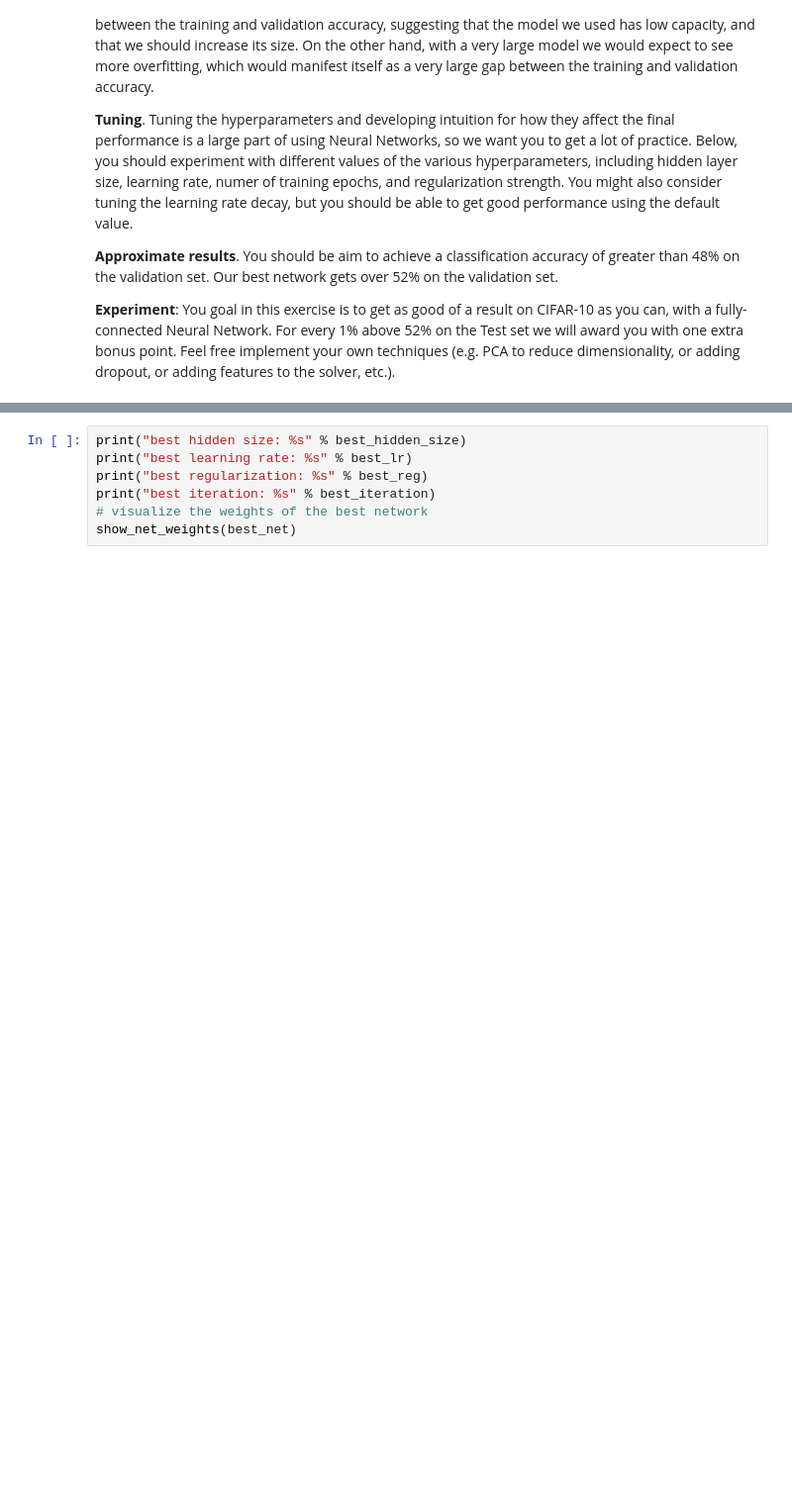
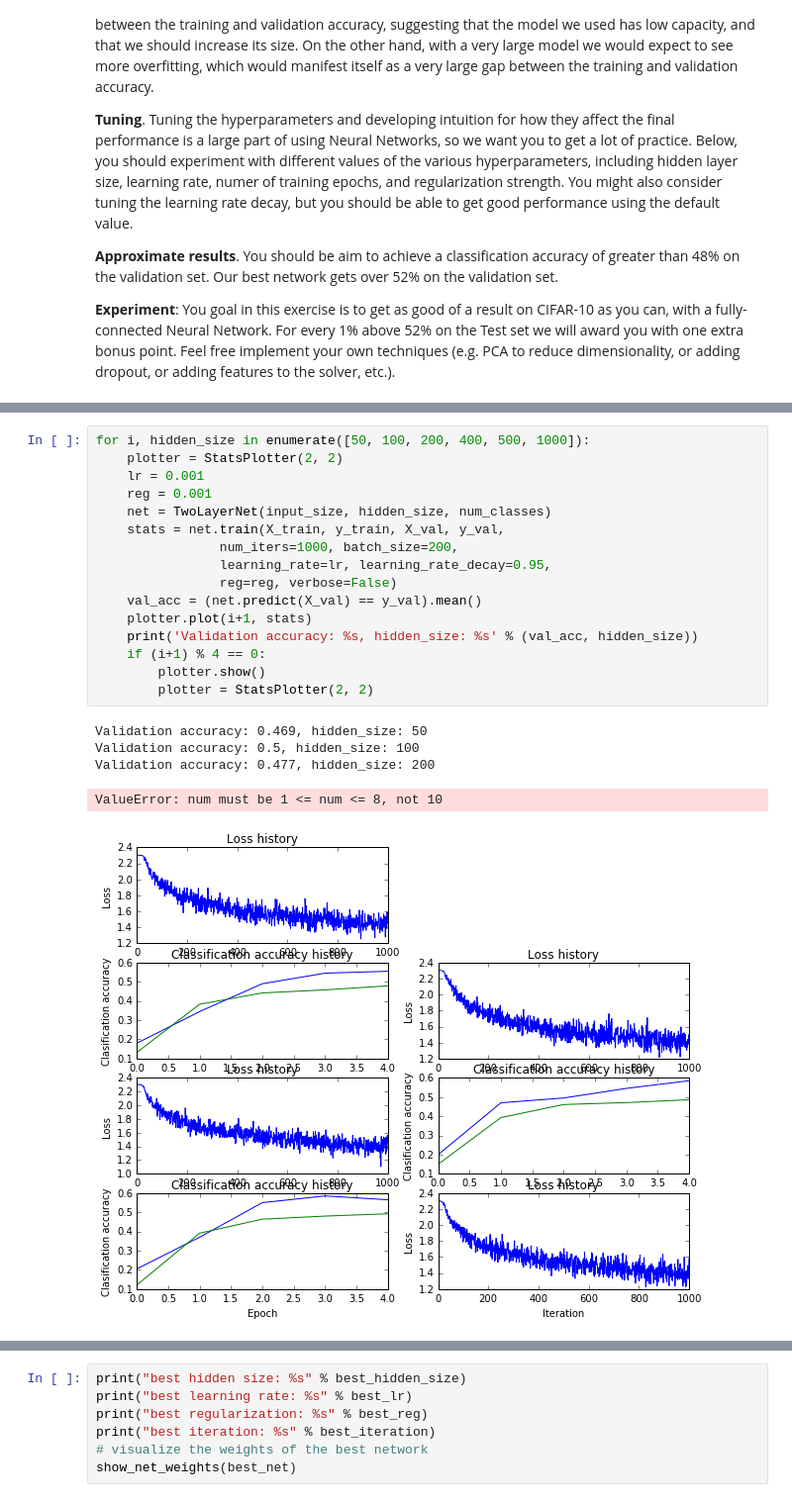
Before and after one commit to tongda/cs231n_2016_homework, a Jupyter notebook: assignment1/two_layer_net.ipynb, the cells around one changed output, grey strips where cells are left out. Shown at 99% size. Drawn from its saved outputs; the diff is of its cells as text; blank space fills up the shorter version.

```diff
--- a/two_layer_net.ipynb
+++ b/assignment1/two_layer_net.ipynb
@@ -400,0 +442,22 @@ Validation accuracy:  0.515
+# %%
+for i, hidden_size in enumerate([50, 100, 200, 400, 500, 1000]):
+    plotter = StatsPlotter(2, 2)
+    lr = 0.001
+    reg = 0.001
+    net = TwoLayerNet(input_size, hidden_size, num_classes)
+    stats = net.train(X_train, y_train, X_val, y_val,
+                num_iters=1000, batch_size=200,
+                learning_rate=lr, learning_rate_decay=0.95,
+                reg=reg, verbose=False)
+    val_acc = (net.predict(X_val) == y_val).mean()
+    plotter.plot(i+1, stats)
+    print('Validation accuracy: %s, hidden_size: %s' % (val_acc, hidden_size))
+    if (i+1) % 4 == 0:
+        plotter.show()
+        plotter = StatsPlotter(2, 2)
+# %% [output]
+Validation accuracy: 0.469, hidden_size: 50
+Validation accuracy: 0.5, hidden_size: 100
+Validation accuracy: 0.477, hidden_size: 200
+ValueError: num must be 1 <= num <= 8, not 10
+[figure, added]
```
Also changed, not shown: parts of 5 cells of this notebook, 46 other files.
